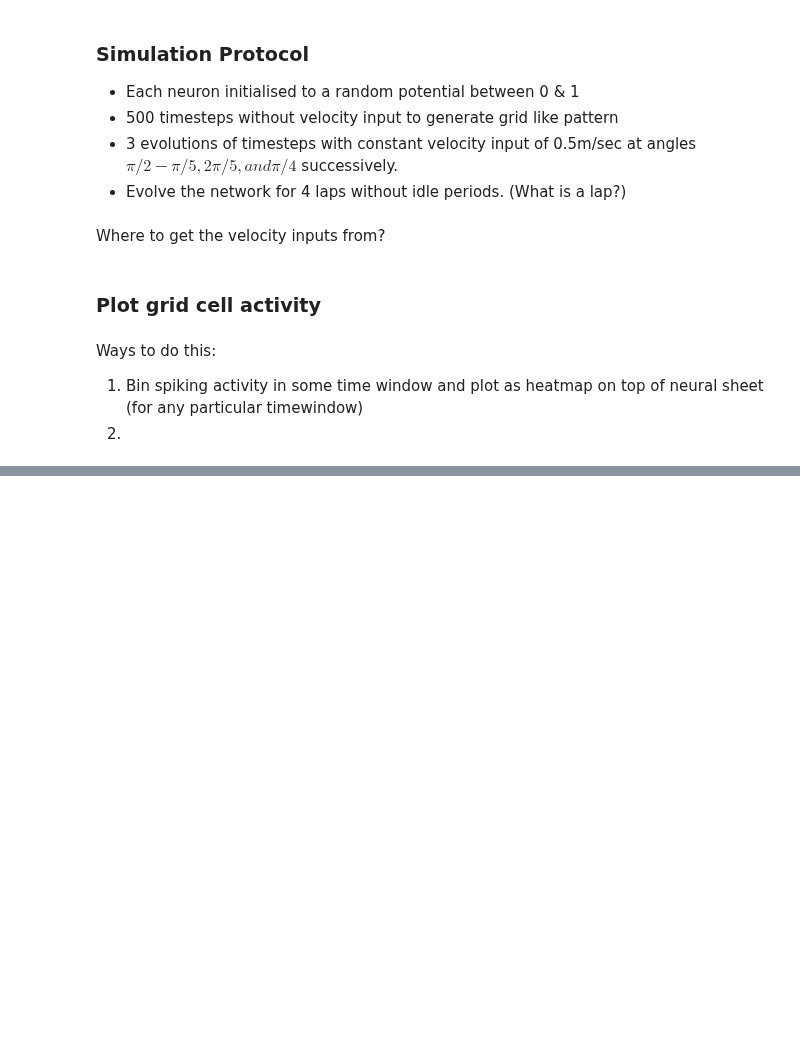
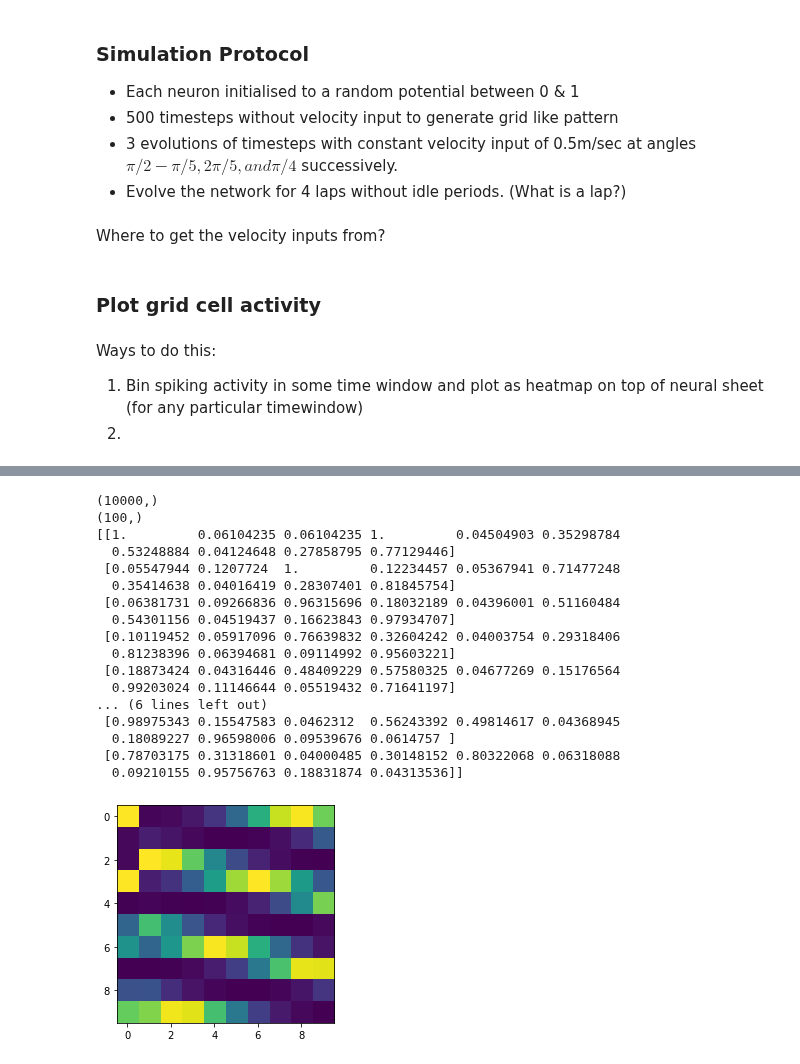
Before and after one commit to divyanshgupt/travelling-wave-mec, a Jupyter notebook: Continuous Attractor Model/Kang_DeWeese.ipynb, the cells around one changed output, grey strips where cells are left out. Drawn from its saved outputs; the diff is of its cells as text; code cells hidden in the pictures; blank space fills up the shorter version.

```diff
--- a/Continuous Attractor Model/Kang_DeWeese.ipynb
+++ b/Continuous Attractor Model/Kang_DeWeese.ipynb
@@ -234,2 +377,0 @@ KeyError: 'The name "dir" is already present in the variables dictionary.'
-# %%
-P_n.dir = 'dir'
@@ -271,2 +377,0 @@ brian2.core.variables.VariableView
-# %%
-P_n.dir = core.variables.VariableView('dir', dir_array(1, 1, N), P_n)
@@ -347,7 +392,7 @@ $$ w^-(\vec r) = \begin{cases}
          \end{cases}
                 $$
 # %%
-def exc_to_any_connectivity(N, dir, same_pop=False):
+def exc_to_any_connectivity(N, dir_x, dir_y, same_pop=False):
     """
     Sets up the connectivity matrix between two excitatory populations.
     N - number of neurons in each population
@@ -358,16 +403,16 @@ def exc_to_any_connectivity(N, dir, same_pop=False):
     for i in range(N): # looping over source neurons
         i_x = i % N
         i_y = i // N
-        for j in range(N):
+        for j in range(N): # looping over target neurons
             j_x = j % N
             j_y = j % N
 
             if same_pop and i ==  j:
                 connectivity[i, j] = 0
             else:
-                connectivity[i, j] = w_mag_plus**(1 + cos(pi*sqrt((j_x - i_x - xi*dir[i, 0])**2 + (j_y - i_y - xi*dir[i, 1])**2)))
+                connectivity[i, j] = w_mag_plus**(1 + cos(pi*sqrt((j_x - i_x - xi*dir_x)**2 + (j_y - i_y - xi*dir_y)**2)))
 
-    return connectivity
+    return connectivity.flatten()
 
 
 def inh_to_exc_connectivity(N):
@@ -387,7 +432,7 @@ def inh_to_exc_connectivity(N):
 
             connectivity[i, j] = w_mag_minus**(1 + cos(pi*sqrt((j_x - i_x)**2 + (j_y - i_y)**2)))
 
-    return connectivity
+    return connectivity.flatten()
 # %%
 S = [] # to store  the 25 synapse classes
 exc_populations = [P_n, P_s, P_e, P_w]
@@ -397,7 +442,7 @@ index = 0
 # Set connections from excitatory to excitatory populations: (Total 16 iterations)
 print("Setting up exc-->exc connections")
 for src in exc_populations:
-    print("Source population:", src.name)
+    print("Source po|pulation:", src.name)
     for trg in exc_populations:
         print("Target population:", trg)
         S.append(Synapses(src, trg, 'w: 1', on_pre='v_post += w'))
@@ -405,12 +450,12 @@ for src in exc_populations:
             S[index].connect(condition='i!=j') # if connection within population, don't connect neurons to themselves
             # connectivity = exc_to_any_connectivity(N, src.dir, same_pop=True)
             # S[index].w = 'connectivity[i, j]'
-            S[index].w = delete(exc_to_any_connectivity(N, src.dir/metre, same_pop=True).flatten(), range(0, N*N, N+1), 0) # deletes diagonal entries of connectivity before assigning it to weights
+            S[index].w = delete(exc_to_any_connectivity(N, src.dir_x/metre, src.dir_y/metre, same_pop=True).flatten(), range(0, N*N, N+1), 0) # deletes diagonal entries of connectivity before assigning it to weights
         else:
             S[index].connect() # if connections are between two populations, connect all neurons
             # connectivity = exc_to_any_connectivity(N, src.dir)
             # S[index].w = 'connectivity[i, j]'
-            S[index].w = exc_to_any_connectivity(N, src.dir/metre).flatten()
+            S[index].w = exc_to_any_connectivity(N, src.dir_x/metre, src.dir_y/metre).flatten()
         S[index].delay = 'tau_s_plus_plus'
         index += 1
 
@@ -421,7 +466,7 @@ for i in exc_populations:
     S[index].connect()
     # connectivity = exc_to_any_connectivity(N, src.dir)
     # S[index].w = 'connectivity[i, j]'
-    S[index].w = exc_to_any_connectivity(N, src.dir/metre).flatten()
+    S[index].w = exc_to_any_connectivity(N, src.dir_x/metre, src.dir_y/metre).flatten()
     S[index].delay = 'tau_s_minus_plus'
     index += 1
 
@@ -534,0 +583,29 @@ NameError: name 'velocity' is not defined
+# %%
+
+
+i = 0 # source neuron
+print(S[1].w.shape)
+connectivity = S[1].w[i*N : (i+1)*N]
+print(connectivity.shape)
+connectivity = connectivity.reshape(int(sqrt(N)), int(sqrt(N)))
+imshow(connectivity.T)
+print(connectivity)
+# %% [output]
+(10000,)
+(100,)
+[[1.         0.06104235 0.06104235 1.         0.04504903 0.35298784
+  0.53248884 0.04124648 0.27858795 0.77129446]
+ [0.05547944 0.1207724  1.         0.12234457 0.05367941 0.71477248
+  0.35414638 0.04016419 0.28307401 0.81845754]
+ [0.06381731 0.09266836 0.96315696 0.18032189 0.04396001 0.51160484
+  0.54301156 0.04519437 0.16623843 0.97934707]
+ [0.10119452 0.05917096 0.76639832 0.32604242 0.04003754 0.29318406
+  0.81238396 0.06394681 0.09114992 0.95603221]
+ [0.18873424 0.04316446 0.48409229 0.57580325 0.04677269 0.15176564
+  0.99203024 0.11146644 0.05519432 0.71641197]
+... (6 lines left out)
+ [0.98975343 0.15547583 0.0462312  0.56243392 0.49814617 0.04368945
+  0.18089227 0.96598006 0.09539676 0.0614757 ]
+ [0.78703175 0.31318601 0.04000485 0.30148152 0.80322068 0.06318088
+  0.09210155 0.95756763 0.18831874 0.04313536]]
+[figure, added]
```
Also changed, not shown: parts of 30 cells of this notebook.
